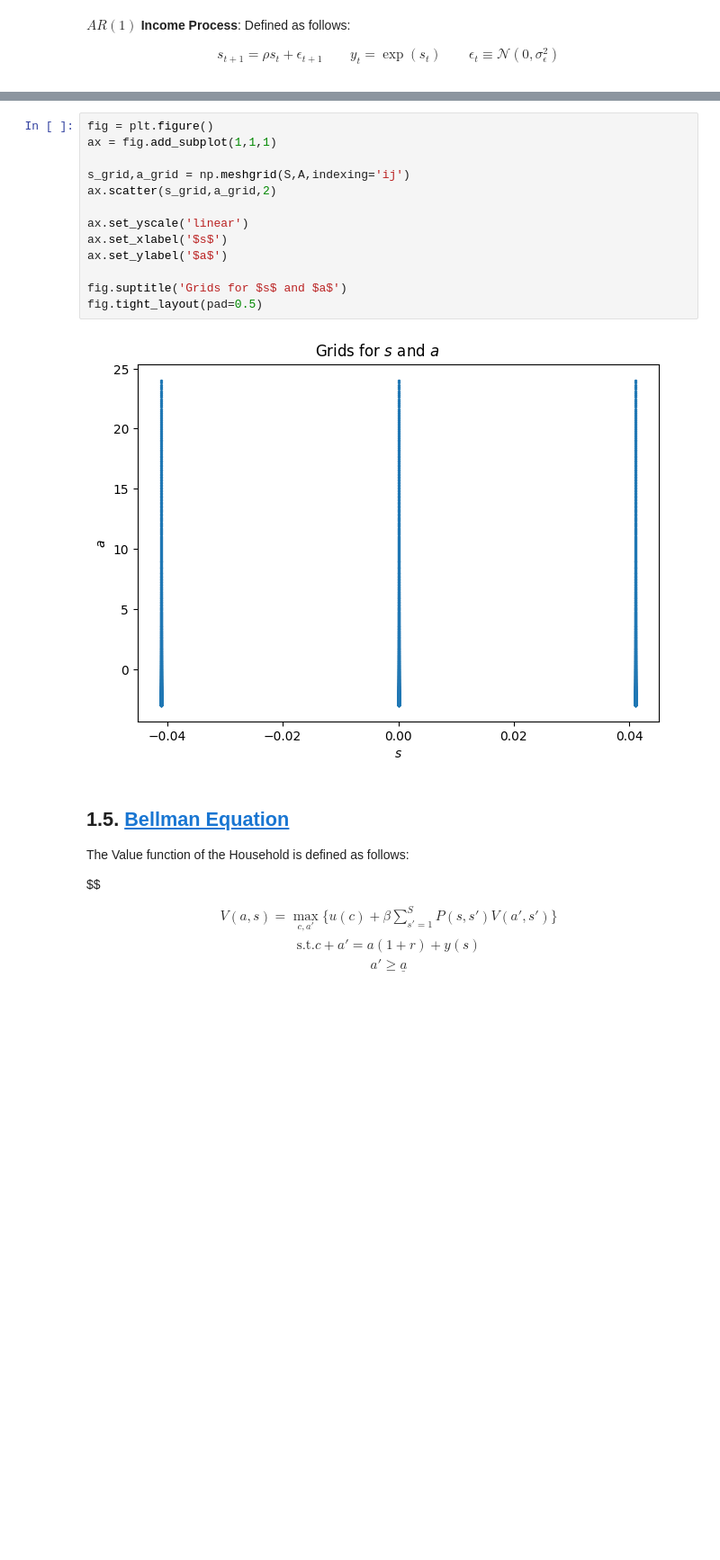
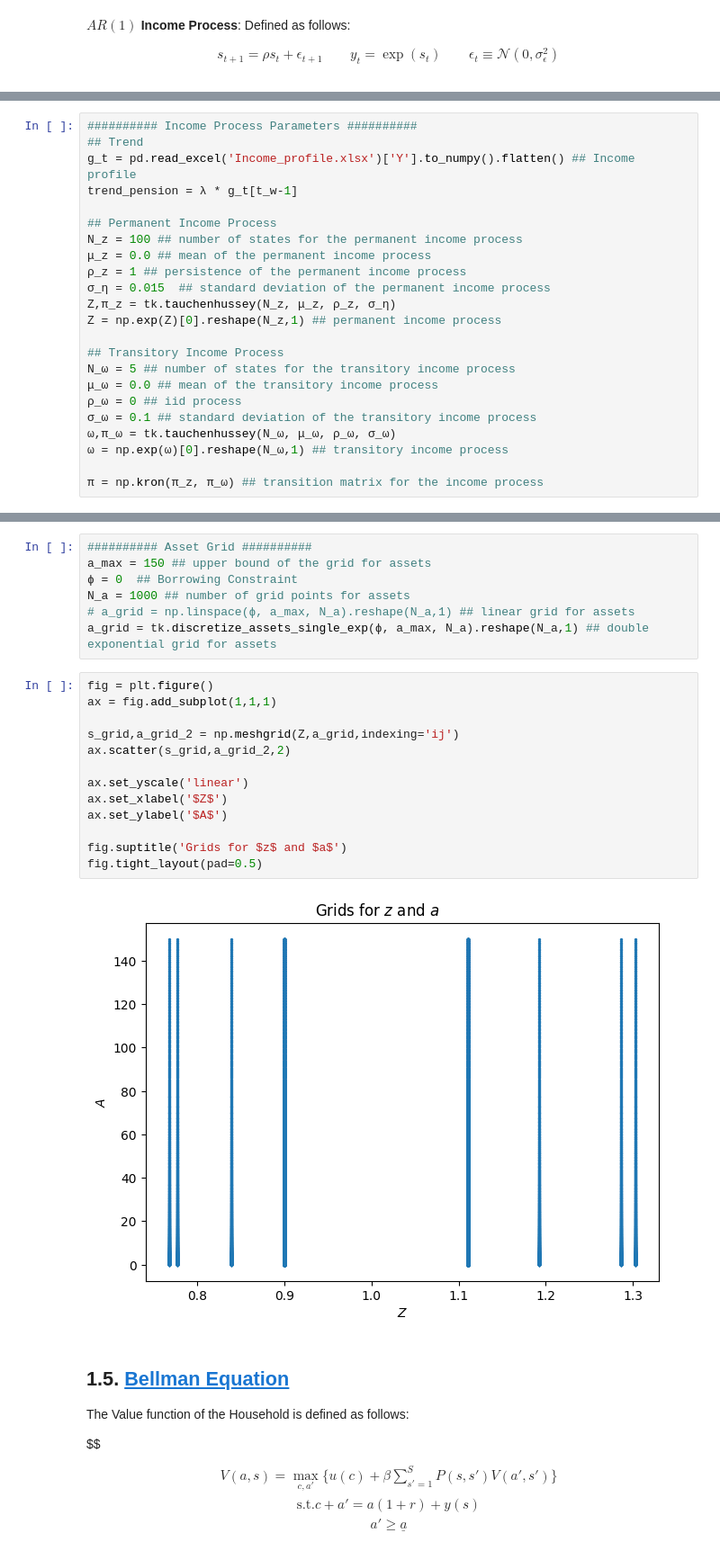
Before and after one commit to mortezaaghajanzadeh/Household-Finance, a Jupyter notebook: Part I - Life cycle consumption savings models/Problem set 1/ProblemSet1.ipynb, the cells around one changed output, grey strips where cells are left out. Shown: that part at 90% size. Cells and saved outputs as stored; diff of their text form; blank space fills up the shorter version.

```diff
--- a/Part I - Life cycle consumption savings models/Problem set 1/ProblemSet1.ipynb
+++ b/Part I - Life cycle consumption savings models/Problem set 1/ProblemSet1.ipynb
@@ -116,0 +37,23 @@ A = tk.grid_asset_double_exp(a_under,a_bar,M) ## grid for assets
+# %%
+########## Income Process Parameters ##########
+## Trend
+g_t = pd.read_excel('Income_profile.xlsx')['Y'].to_numpy().flatten() ## Income profile
+trend_pension = λ * g_t[t_w-1]
+
+## Permanent Income Process
+N_z = 100 ## number of states for the permanent income process
+μ_z = 0.0 ## mean of the permanent income process
+ρ_z = 1 ## persistence of the permanent income process
+σ_η = 0.015  ## standard deviation of the permanent income process
+Z,π_z = tk.tauchenhussey(N_z, μ_z, ρ_z, σ_η)
+Z = np.exp(Z)[0].reshape(N_z,1) ## permanent income process
+
+## Transitory Income Process
+N_ω = 5 ## number of states for the transitory income process
+μ_ω = 0.0 ## mean of the transitory income process
+ρ_ω = 0 ## iid process
+σ_ω = 0.1 ## standard deviation of the transitory income process
+ω,π_ω = tk.tauchenhussey(N_ω, μ_ω, ρ_ω, σ_ω)
+ω = np.exp(ω)[0].reshape(N_ω,1) ## transitory income process
+
+π = np.kron(π_z, π_ω) ## transition matrix for the income process
@@ -117,18 +88,25 @@ A = tk.grid_asset_double_exp(a_under,a_bar,M) ## grid for assets
+# %%
+########## Asset Grid ##########
+a_max = 150 ## upper bound of the grid for assets
+ϕ = 0  ## Borrowing Constraint
+N_a = 1000 ## number of grid points for assets
+# a_grid = np.linspace(ϕ, a_max, N_a).reshape(N_a,1) ## linear grid for assets
+a_grid = tk.discretize_assets_single_exp(ϕ, a_max, N_a).reshape(N_a,1) ## double exponential grid for assets
 # %%
 fig = plt.figure()
 ax = fig.add_subplot(1,1,1)
 
-s_grid,a_grid = np.meshgrid(S,A,indexing='ij')
-ax.scatter(s_grid,a_grid,2)
+s_grid,a_grid_2 = np.meshgrid(Z,a_grid,indexing='ij')
+ax.scatter(s_grid,a_grid_2,2)
 
 ax.set_yscale('linear')
-ax.set_xlabel('$s$')
-ax.set_ylabel('$a$')
+ax.set_xlabel('$Z$')
+ax.set_ylabel('$A$')
 
-fig.suptitle('Grids for $s$ and $a$')
+fig.suptitle('Grids for $z$ and $a$')
 fig.tight_layout(pad=0.5)
 # %% [output]
-[figure, old version]
+[figure, new version]
 # %% [markdown]
 ## 1.5. <a id='toc1_5_'></a>[Bellman Equation](#toc1_5_)
 
```
Also changed, not shown: parts of 22 cells of this notebook, 2 other files.
